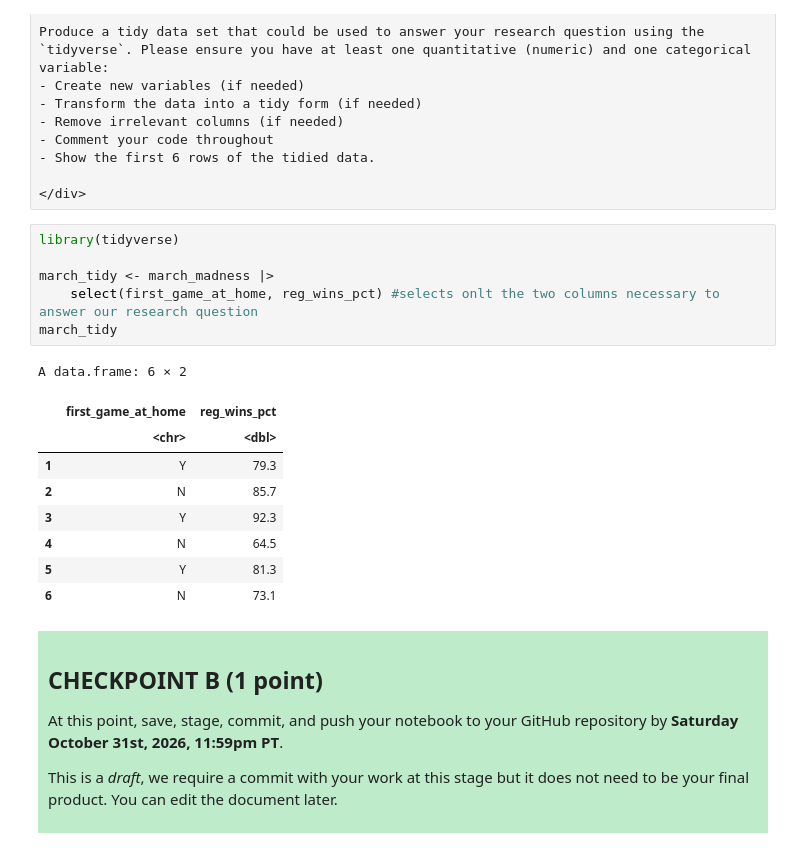
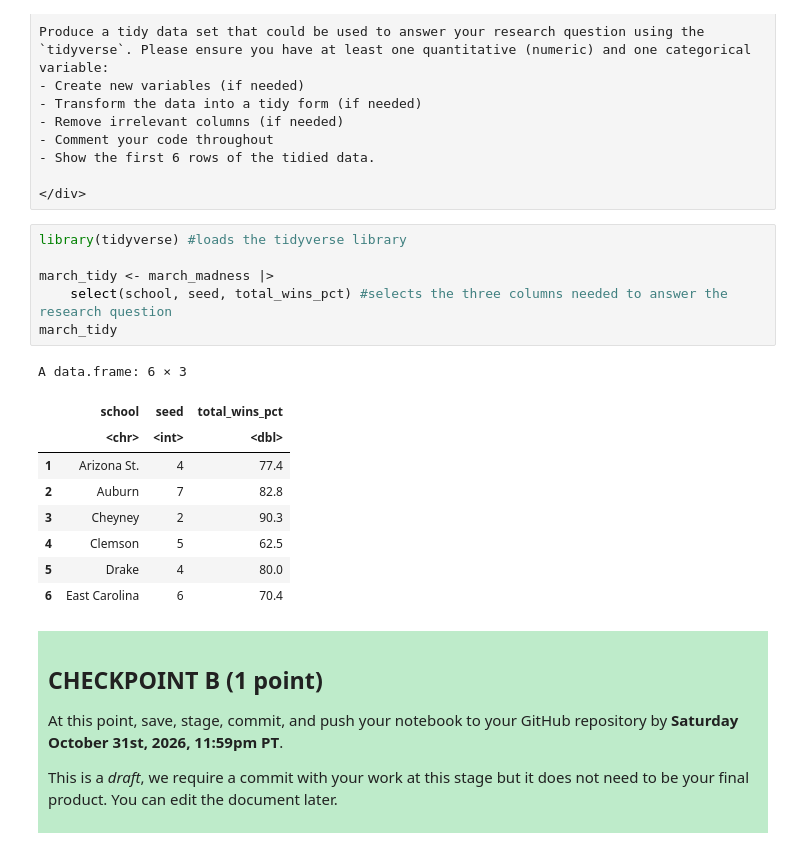
Before and after one commit to jmar2008/dsci-100-project-jason-mar, a Jupyter notebook: dsci-100-project-notebook.ipynb, the cells around one changed output. Drawn from its saved outputs; the diff is of its cells as text.

Commit message:
Created research question
Created a regression predictive question and a tidy data set for further data analysis

```diff
--- a/dsci-100-project-notebook.ipynb
+++ b/dsci-100-project-notebook.ipynb
@@ -202,21 +202,21 @@ Produce a tidy data set that could be used to answer your research question usin
 
 </div>
 # %%
-library(tidyverse)
+library(tidyverse) #loads the tidyverse library
 
 march_tidy <- march_madness |>
-    select(first_game_at_home, reg_wins_pct) #selects onlt the two columns necessary to answer our research question
+    select(school, seed, total_wins_pct) #selects the three columns needed to answer the research question
 march_tidy
 # %% [output]
-A data.frame: 6 × 2
+A data.frame: 6 × 3
-|  | first_game_at_home | reg_wins_pct |
-|  | <chr> | <dbl> |
-| 1 | Y | 79.3 |
-| 2 | N | 85.7 |
-| 3 | Y | 92.3 |
-| 4 | N | 64.5 |
-| 5 | Y | 81.3 |
-| 6 | N | 73.1 |
+|  | school | seed | total_wins_pct |
+|  | <chr> | <int> | <dbl> |
+| 1 | Arizona St. | 4 | 77.4 |
+| 2 | Auburn | 7 | 82.8 |
+| 3 | Cheyney | 2 | 90.3 |
+| 4 | Clemson | 5 | 62.5 |
+| 5 | Drake | 4 | 80.0 |
+| 6 | East Carolina | 6 | 70.4 |
 # %% [markdown]
 <div style="background-color: #beebca; padding: 10px;">
 
```
Also changed, not shown: parts of 2 cells of this notebook.
